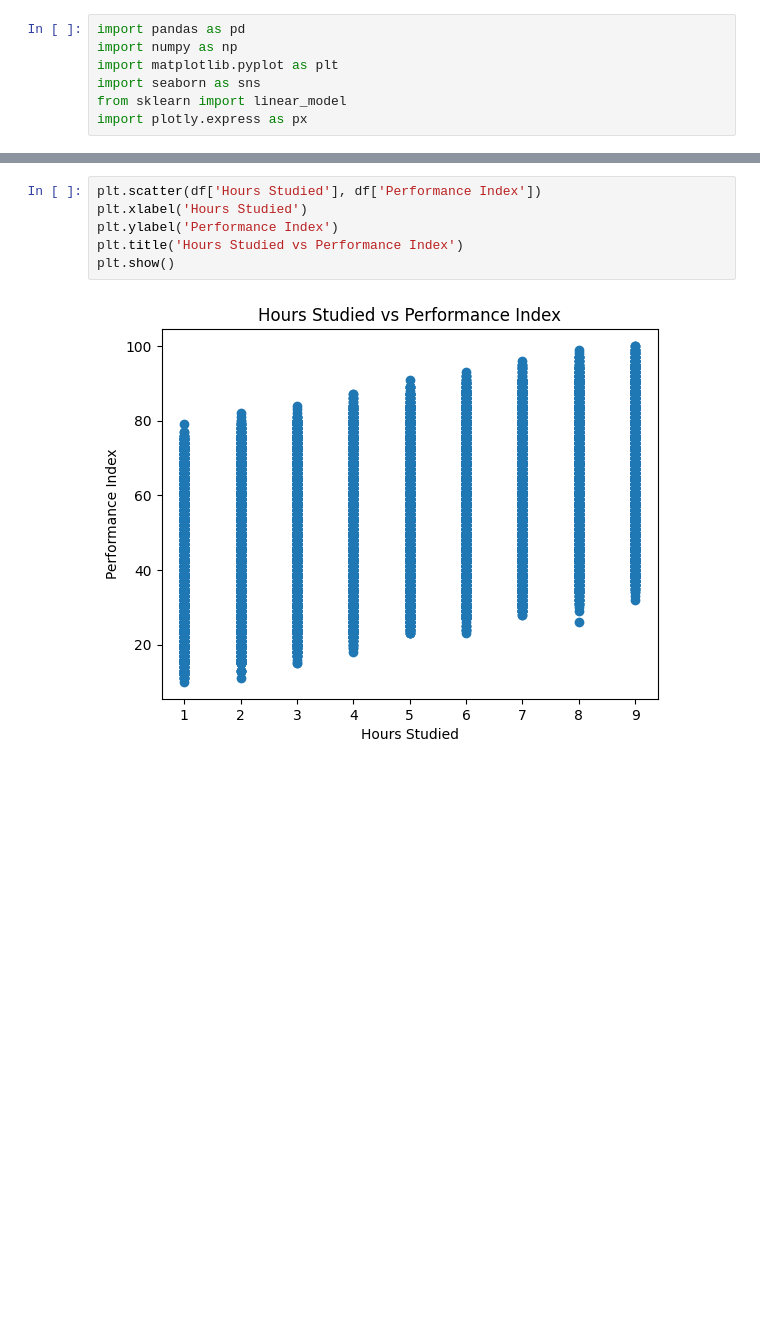
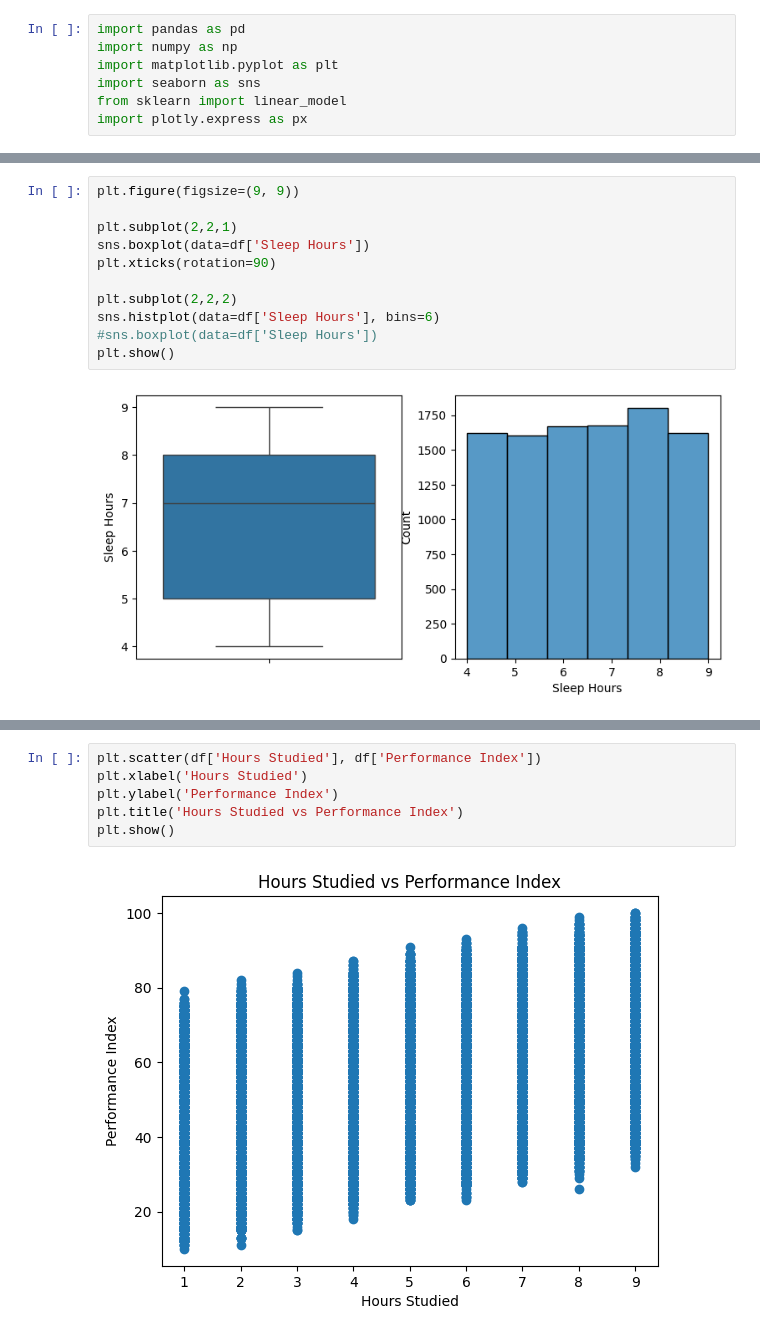
Before and after one commit to danieldamc/intro-data-science, a Jupyter notebook: Tarea 2/regresion.ipynb, the cells around one changed output, grey strips where cells are left out. Drawn from its saved outputs; the diff is of its cells as text; blank space fills up the shorter version.

```diff
--- a/Tarea 2/regresion.ipynb
+++ b/Tarea 2/regresion.ipynb
@@ -29,0 +52,13 @@ df.describe()
+# %%
+plt.figure(figsize=(9, 9))
+
+plt.subplot(2,2,1)
+sns.boxplot(data=df['Sleep Hours'])
+plt.xticks(rotation=90)
+
+plt.subplot(2,2,2)
+sns.histplot(data=df['Sleep Hours'], bins=6)
+#sns.boxplot(data=df['Sleep Hours'])
+plt.show()
+# %% [output]
+[figure, added]
```
Also changed, not shown: parts of 17 cells of this notebook.
